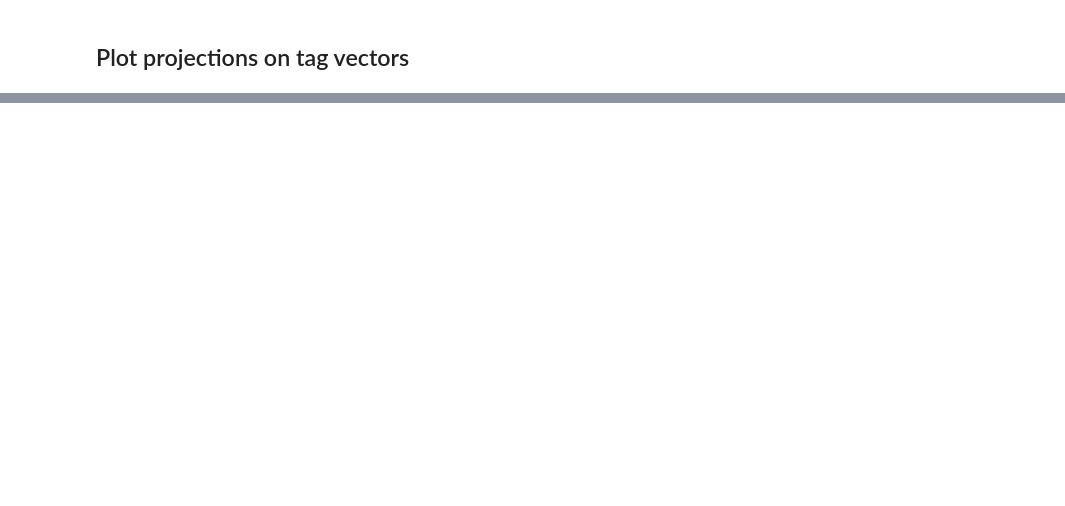
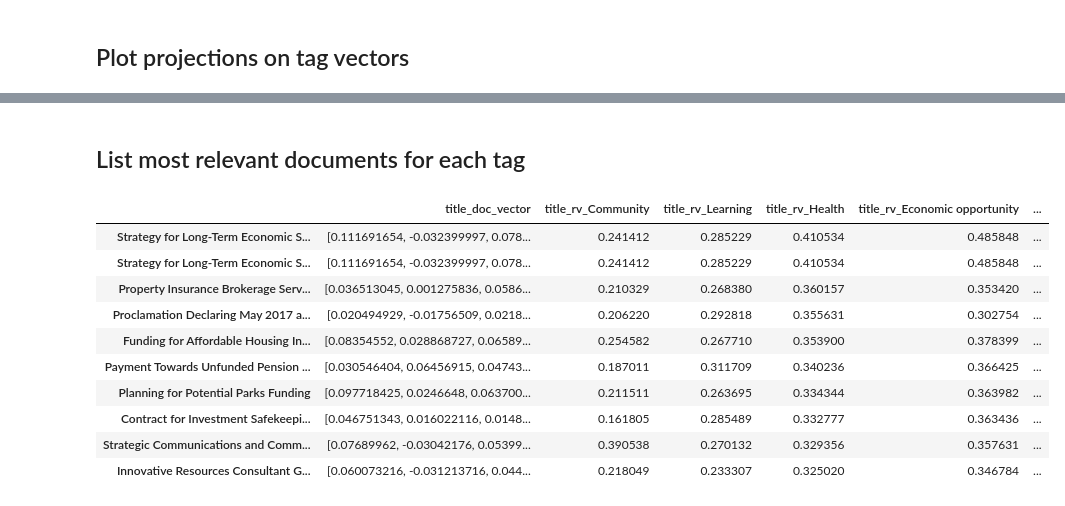
Before and after one commit to eselkin/CouncilML, a Jupyter notebook: doc_embedder/doc_embedder_nb.ipynb, the cells around one changed output, grey strips where cells are left out. Cells and saved outputs as stored; diff of their text form; code cells hidden in the pictures; blank space fills up the shorter version.

```diff
--- a/doc_embedder/doc_embedder_nb.ipynb
+++ b/doc_embedder/doc_embedder_nb.ipynb
@@ -126,0 +142,16 @@ plot_relevancy_vector(0)
+# %% [markdown]
+## List most relevant documents for each tag
+# %%
+agenda_dfs.sort_values(by="title_rv_", ascending=False).head(10)
+# %% [output]
+|  | title_doc_vector | title_rv_Community | title_rv_Learning | title_rv_Health | title_rv_Economic opportunity | ... |
+| Strategy for Long-Term Economic S... | [0.111691654, -0.032399997, 0.078... | 0.241412 | 0.285229 | 0.410534 | 0.485848 | ... |
+| Strategy for Long-Term Economic S... | [0.111691654, -0.032399997, 0.078... | 0.241412 | 0.285229 | 0.410534 | 0.485848 | ... |
+| Property Insurance Brokerage Serv... | [0.036513045, 0.001275836, 0.0586... | 0.210329 | 0.268380 | 0.360157 | 0.353420 | ... |
+| Proclamation Declaring May 2017 a... | [0.020494929, -0.01756509, 0.0218... | 0.206220 | 0.292818 | 0.355631 | 0.302754 | ... |
+| Funding for Affordable Housing In... | [0.08354552, 0.028868727, 0.06589... | 0.254582 | 0.267710 | 0.353900 | 0.378399 | ... |
+| Payment Towards Unfunded Pension ... | [0.030546404, 0.06456915, 0.04743... | 0.187011 | 0.311709 | 0.340236 | 0.366425 | ... |
+| Planning for Potential Parks Funding | [0.097718425, 0.0246648, 0.063700... | 0.211511 | 0.263695 | 0.334344 | 0.363982 | ... |
+| Contract for Investment Safekeepi... | [0.046751343, 0.016022116, 0.0148... | 0.161805 | 0.285489 | 0.332777 | 0.363436 | ... |
+| Strategic Communications and Comm... | [0.07689962, -0.03042176, 0.05399... | 0.390538 | 0.270132 | 0.329356 | 0.357631 | ... |
+| Innovative Resources Consultant G... | [0.060073216, -0.031213716, 0.044... | 0.218049 | 0.233307 | 0.325020 | 0.346784 | ... |
```
Also changed, not shown: parts of 15 cells of this notebook.
